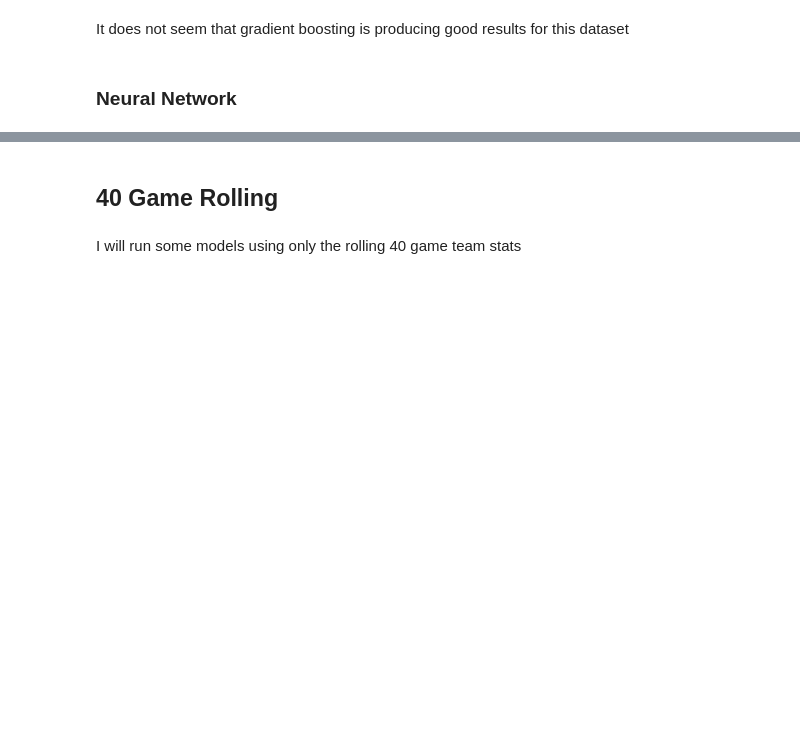
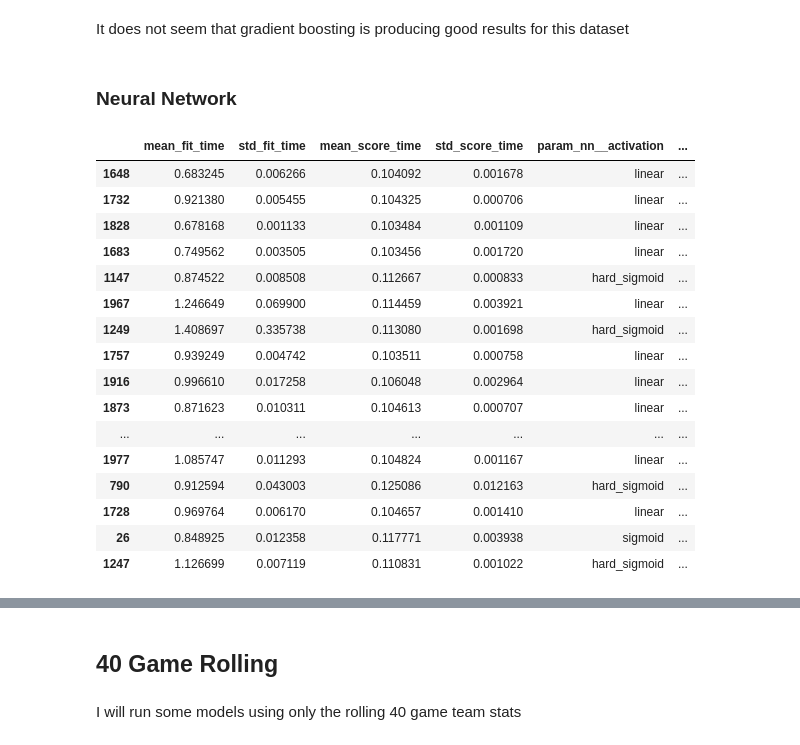
Before and after one commit to gschwaeb/NHL_Game_Prediction, a Jupyter notebook: Modeling 2.ipynb, the cells around one changed output, grey strips where cells are left out. Drawn from its saved outputs; the diff is of its cells as text; code cells hidden in the pictures; blank space fills up the shorter version.

```diff
--- a/Modeling 2.ipynb
+++ b/Modeling 2.ipynb
@@ -462,0 +500,56 @@ It does not seem that gradient boosting is producing good results for this datas
+# %%
+# define the grid search parameters
+# batch_size = [10, 20, 40, 60, 80, 100]
+
+param_grid = {'nn__epochs': [8,10, 12, 15, 18],
+             'nn__optimizer' : ['RMSprop', 'Adam'],
+             'nn__activation' : ['sigmoid', 'hard_sigmoid', 'linear'],
+            'nn__neurons' : [12, 18, 24, 30, 36, 40],
+             'nn__weight_constraint': [1, 3, 5],
+             'nn__dropout_rate' : [0.0,  0.3, 0.6, 0.9]}
+keras_model = scikit_learn.KerasClassifier(build_fn=build_model, verbose=0)
+
+numeric_transformer = Pipeline(steps=[
+    ('scaler', StandardScaler())])
+
+categorical_features = ['B2B_Status']
+
+categorical_transformer = Pipeline(steps=[
+    ('ohe', OneHotEncoder(handle_unknown='ignore'))])
+
+preprocessor = ColumnTransformer(
+    transformers=[
+        ('num', numeric_transformer, numeric_features),
+        ('cat', categorical_transformer, categorical_features)])
+
+nn_pipeline = Pipeline(steps=[('preprocessor', preprocessor),
+                      ('nn', keras_model)])
+
+
+
+
+
+nn_cv = GridSearchCV(estimator=nn_pipeline, param_grid=param_grid, cv=3, scoring=scoring, refit='neg_log_loss', verbose=1)
+# %%
+nn_cv.fit(X_train, y_train)
+# %%
+nn_results = pd.DataFrame(nn_cv.cv_results_).sort_values('mean_test_neg_log_loss', ascending=False)
+nn_results.head(5)
+# %% [output]
+|  | mean_fit_time | std_fit_time | mean_score_time | std_score_time | param_nn__activation | ... |
+| 1648 | 0.683245 | 0.006266 | 0.104092 | 0.001678 | linear | ... |
+| 1732 | 0.921380 | 0.005455 | 0.104325 | 0.000706 | linear | ... |
+| 1828 | 0.678168 | 0.001133 | 0.103484 | 0.001109 | linear | ... |
+| 1683 | 0.749562 | 0.003505 | 0.103456 | 0.001720 | linear | ... |
+| 1147 | 0.874522 | 0.008508 | 0.112667 | 0.000833 | hard_sigmoid | ... |
+| 1967 | 1.246649 | 0.069900 | 0.114459 | 0.003921 | linear | ... |
+| 1249 | 1.408697 | 0.335738 | 0.113080 | 0.001698 | hard_sigmoid | ... |
+| 1757 | 0.939249 | 0.004742 | 0.103511 | 0.000758 | linear | ... |
+| 1916 | 0.996610 | 0.017258 | 0.106048 | 0.002964 | linear | ... |
+| 1873 | 0.871623 | 0.010311 | 0.104613 | 0.000707 | linear | ... |
+| ... | ... | ... | ... | ... | ... | ... |
+| 1977 | 1.085747 | 0.011293 | 0.104824 | 0.001167 | linear | ... |
+| 790 | 0.912594 | 0.043003 | 0.125086 | 0.012163 | hard_sigmoid | ... |
+| 1728 | 0.969764 | 0.006170 | 0.104657 | 0.001410 | linear | ... |
+| 26 | 0.848925 | 0.012358 | 0.117771 | 0.003938 | sigmoid | ... |
+| 1247 | 1.126699 | 0.007119 | 0.110831 | 0.001022 | hard_sigmoid | ... |
```
Also changed, not shown: parts of 39 cells of this notebook, 4 other files.
